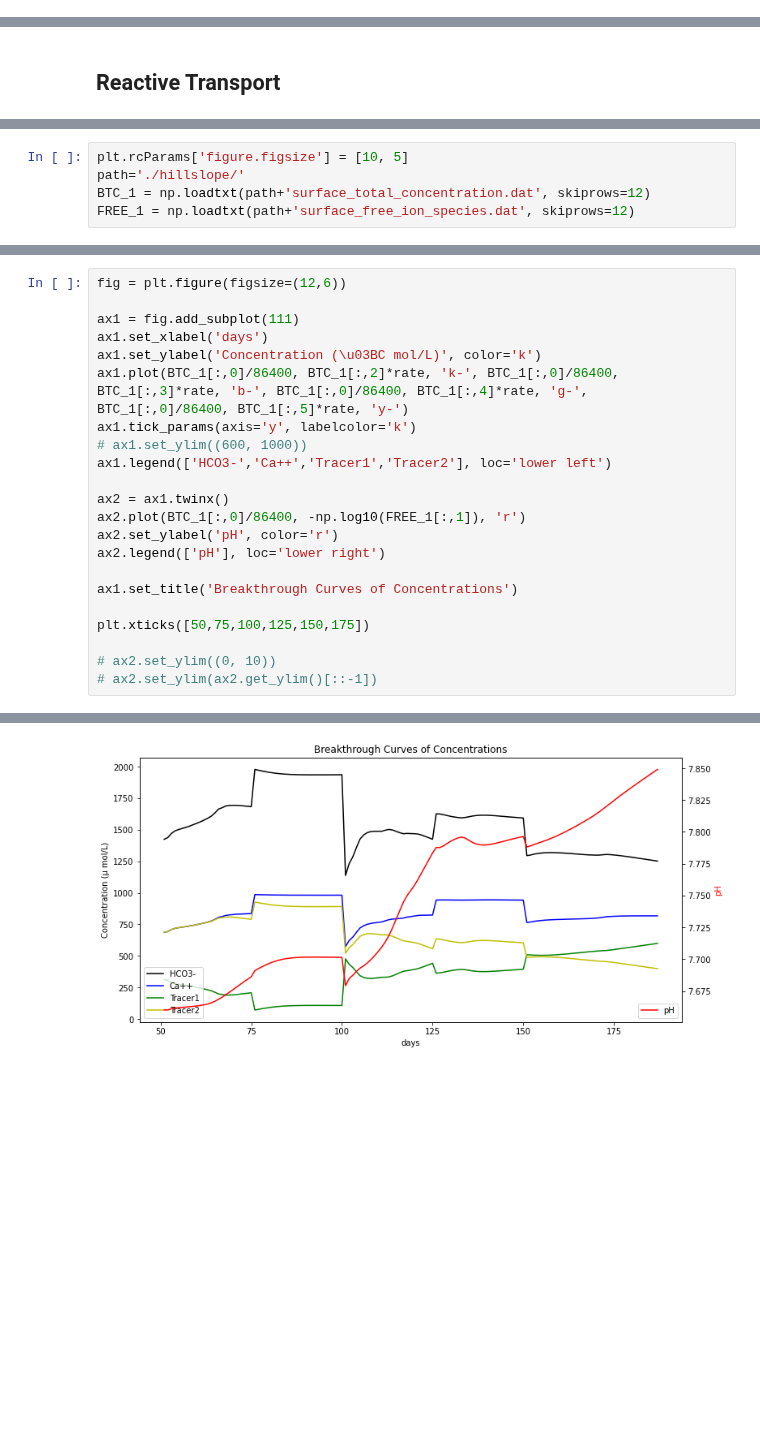
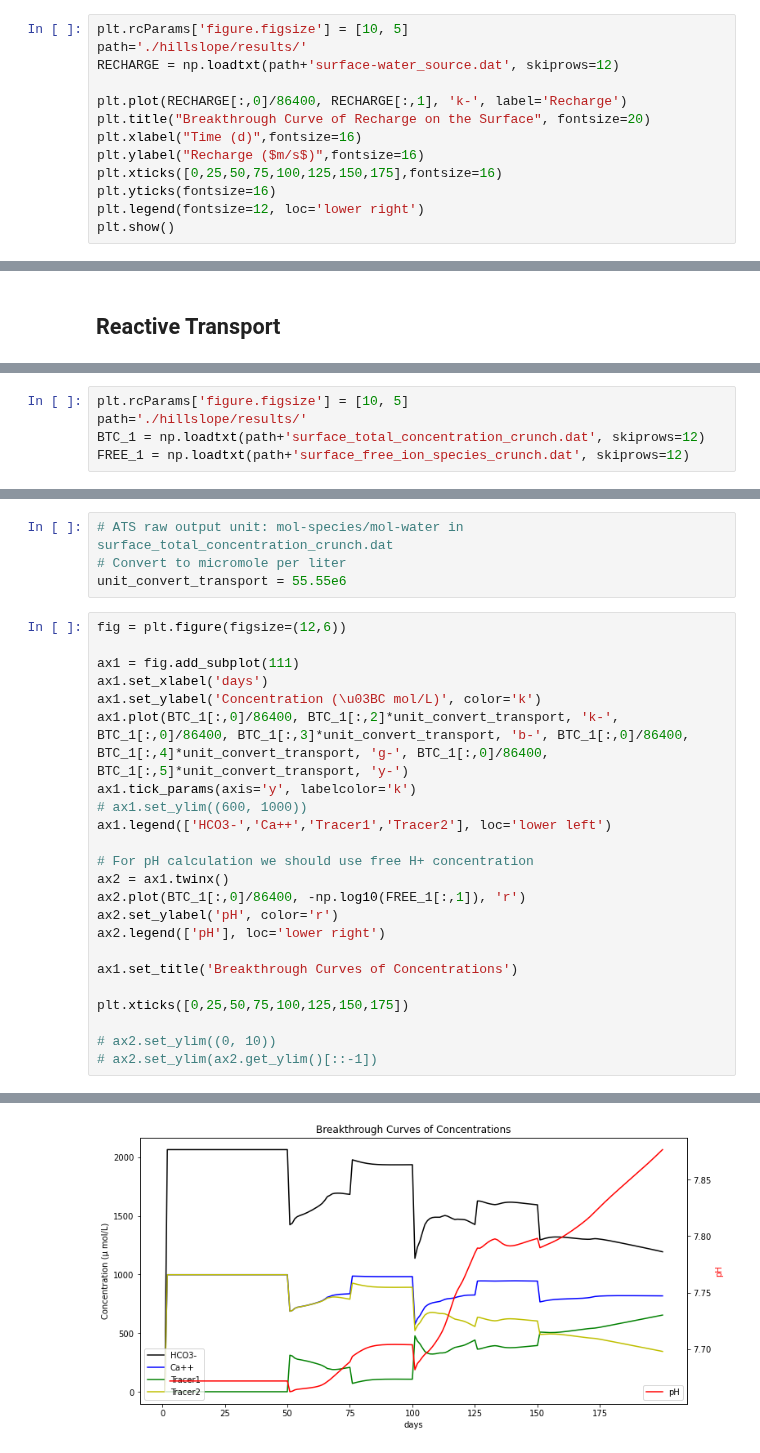
Before and after one commit to amanzi/ats-short-course, a Jupyter notebook: 03_reactive_transport/hillslope_training_demo.ipynb, the cells around one changed output, grey strips where cells are left out. Drawn from its saved outputs; the diff is of its cells as text; blank space fills up the shorter version.

Commit message:
update hillslope notebook

```diff
--- a/03_reactive_transport/hillslope_training_demo.ipynb
+++ b/03_reactive_transport/hillslope_training_demo.ipynb
@@ -22,3 +23,16 @@ Free-flow boundary condition is set at the hillslope toe.
 # %% [markdown]
 Velocity figure shows the flow pattern and upward velocity near the hillslope toe.
 <img src="./hillslope/pictures/hillslope_flow_velocity.png" alt="Drawing" style="width: 800px;"/>
+# %%
+plt.rcParams['figure.figsize'] = [10, 5]
+path='./hillslope/results/'
+RECHARGE = np.loadtxt(path+'surface-water_source.dat', skiprows=12)
+
+plt.plot(RECHARGE[:,0]/86400, RECHARGE[:,1], 'k-', label='Recharge')
+plt.title("Breakthrough Curve of Recharge on the Surface", fontsize=20)
+plt.xlabel("Time (d)",fontsize=16)
+plt.ylabel("Recharge ($m/s$)",fontsize=16)
+plt.xticks([0,25,50,75,100,125,150,175],fontsize=16)
+plt.yticks(fontsize=16)
+plt.legend(fontsize=12, loc='lower right')
+plt.show()
@@ -50,6 +71,6 @@ Initial condition of geochemistry in the rainwater is equlibrate with atmospheri
 <img src="./hillslope/pictures/pflotran_constraint_rain.png" alt="Drawing" style="width: 300px;"/>
 # %%
 plt.rcParams['figure.figsize'] = [10, 5]
-path='./hillslope/'
-BTC_1 = np.loadtxt(path+'surface_total_concentration.dat', skiprows=12)
-FREE_1 = np.loadtxt(path+'surface_free_ion_species.dat', skiprows=12)
+path='./hillslope/results/'
+BTC_1 = np.loadtxt(path+'surface_total_concentration_crunch.dat', skiprows=12)
+FREE_1 = np.loadtxt(path+'surface_free_ion_species_crunch.dat', skiprows=12)
@@ -58,14 +77,19 @@ rate = 55.55*10**6
+# %%
+# ATS raw output unit: mol-species/mol-water in surface_total_concentration_crunch.dat
+# Convert to micromole per liter
+unit_convert_transport = 55.55e6
 # %%
 fig = plt.figure(figsize=(12,6))
 
 ax1 = fig.add_subplot(111)
 ax1.set_xlabel('days')
 ax1.set_ylabel('Concentration (\u03BC mol/L)', color='k')
-ax1.plot(BTC_1[:,0]/86400, BTC_1[:,2]*rate, 'k-', BTC_1[:,0]/86400, BTC_1[:,3]*rate, 'b-', BTC_1[:,0]/86400, BTC_1[:,4]*rate, 'g-', BTC_1[:,0]/86400, BTC_1[:,5]*rate, 'y-')
+ax1.plot(BTC_1[:,0]/86400, BTC_1[:,2]*unit_convert_transport, 'k-', BTC_1[:,0]/86400, BTC_1[:,3]*unit_convert_transport, 'b-', BTC_1[:,0]/86400, BTC_1[:,4]*unit_convert_transport, 'g-', BTC_1[:,0]/86400, BTC_1[:,5]*unit_convert_transport, 'y-')
 ax1.tick_params(axis='y', labelcolor='k')
 # ax1.set_ylim((600, 1000))
 ax1.legend(['HCO3-','Ca++','Tracer1','Tracer2'], loc='lower left')
 
+# For pH calculation we should use free H+ concentration
 ax2 = ax1.twinx()
 ax2.plot(BTC_1[:,0]/86400, -np.log10(FREE_1[:,1]), 'r')
 ax2.set_ylabel('pH', color='r')
@@ -73,7 +97,7 @@ ax2.legend(['pH'], loc='lower right')
 
 ax1.set_title('Breakthrough Curves of Concentrations')
 
-plt.xticks([50,75,100,125,150,175])
+plt.xticks([0,25,50,75,100,125,150,175])
 
 # ax2.set_ylim((0, 10))
 # ax2.set_ylim(ax2.get_ylim()[::-1])
@@ -92,2 +120,2 @@ plt.xticks([50,75,100,125,150,175])
   Text(0, 0, '')])
-[figure, old version]
+[figure, new version]
```
Also changed, not shown: parts of 12 cells of this notebook.
